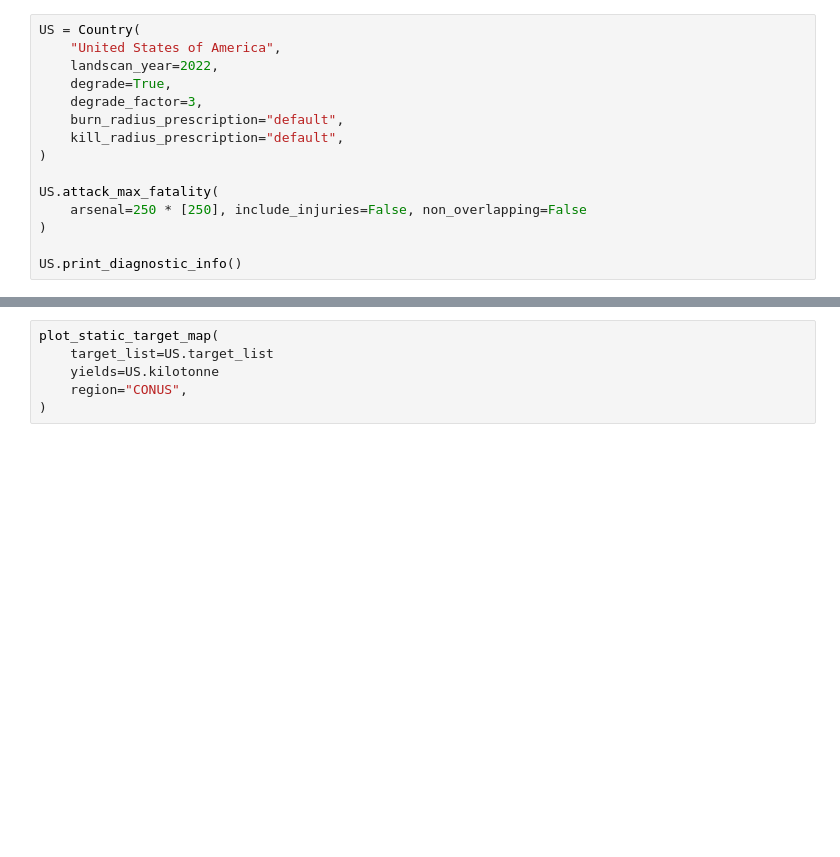
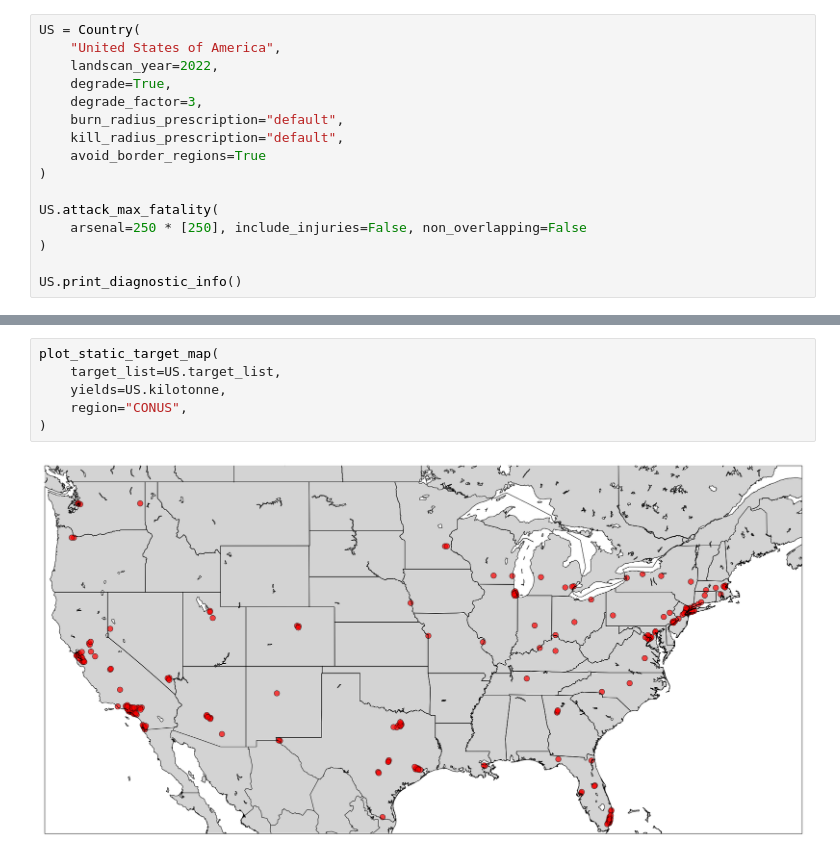
Before and after one commit to allfed/Population-Loss-NW, a Jupyter notebook: scripts/us-china.ipynb, the cells around one changed output, grey strips where cells are left out. Drawn from its saved outputs; the diff is of its cells as text; blank space fills up the shorter version.

```diff
--- a/scripts/us-china.ipynb
+++ b/scripts/us-china.ipynb
@@ -24,6 +21,7 @@ US = Country(
     degrade_factor=3,
     burn_radius_prescription="default",
     kill_radius_prescription="default",
+    avoid_border_regions=True
 )
 
 US.attack_max_fatality(
@@ -40,9 +40,11 @@ US.plot(show_burn_regions=True, show_industrial_areas=False, show_custom_locatio
 # %%
 plot_static_target_map(
-    target_list=US.target_list
-    yields=US.kilotonne
+    target_list=US.target_list,
+    yields=US.kilotonne,
     region="CONUS",
 )
+# %% [output]
+[figure, added]
 # %%
 china = Country(
     "China",
```
Also changed, not shown: parts of 7 cells of this notebook, 3 other files.
